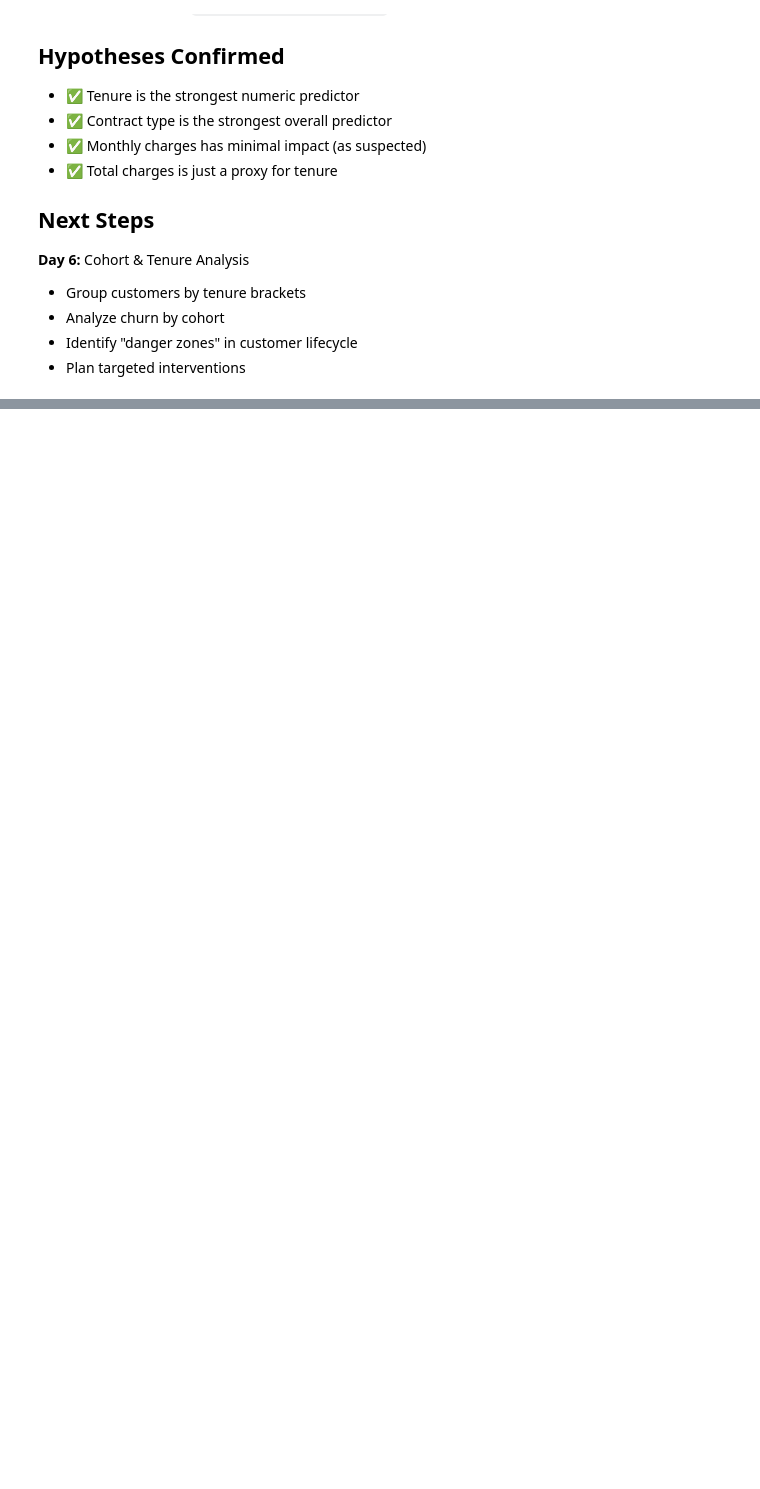
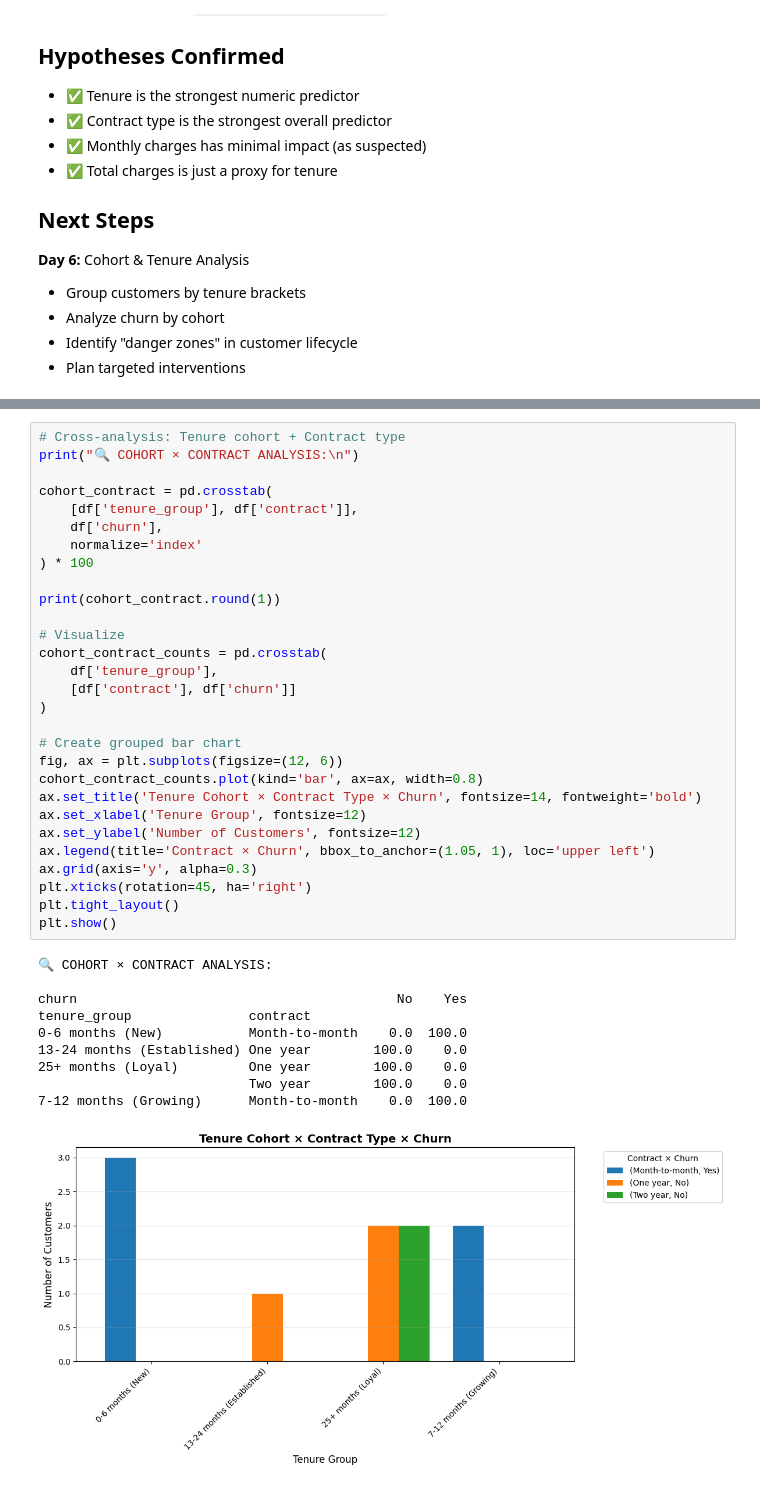
Before and after one commit to alexis-aquino/customer-churner, a Jupyter notebook: notebooks/01_load_data.ipynb, the cells around one changed output, grey strips where cells are left out. Cells and saved outputs as stored; diff of their text form; blank space fills up the shorter version.

```diff
--- a/notebooks/01_load_data.ipynb
+++ b/notebooks/01_load_data.ipynb
@@ -1150,0 +1352,40 @@ monthly_charges     Numeric                 0.001485              Low
+# %%
+# Cross-analysis: Tenure cohort + Contract type
+print("🔍 COHORT × CONTRACT ANALYSIS:\n")
+
+cohort_contract = pd.crosstab(
+    [df['tenure_group'], df['contract']],
+    df['churn'],
+    normalize='index'
+) * 100
+
+print(cohort_contract.round(1))
+
+# Visualize
+cohort_contract_counts = pd.crosstab(
+    df['tenure_group'],
+    [df['contract'], df['churn']]
+)
+
+# Create grouped bar chart
+fig, ax = plt.subplots(figsize=(12, 6))
+cohort_contract_counts.plot(kind='bar', ax=ax, width=0.8)
+ax.set_title('Tenure Cohort × Contract Type × Churn', fontsize=14, fontweight='bold')
+ax.set_xlabel('Tenure Group', fontsize=12)
+ax.set_ylabel('Number of Customers', fontsize=12)
+ax.legend(title='Contract × Churn', bbox_to_anchor=(1.05, 1), loc='upper left')
+ax.grid(axis='y', alpha=0.3)
+plt.xticks(rotation=45, ha='right')
+plt.tight_layout()
+plt.show()
+# %% [output]
+🔍 COHORT × CONTRACT ANALYSIS:
+
+churn                                         No    Yes
+tenure_group               contract
+0-6 months (New)           Month-to-month    0.0  100.0
+13-24 months (Established) One year        100.0    0.0
+25+ months (Loyal)         One year        100.0    0.0
+                           Two year        100.0    0.0
+7-12 months (Growing)      Month-to-month    0.0  100.0
+[figure, added]
```
Also changed, not shown: parts of 11 cells of this notebook.
